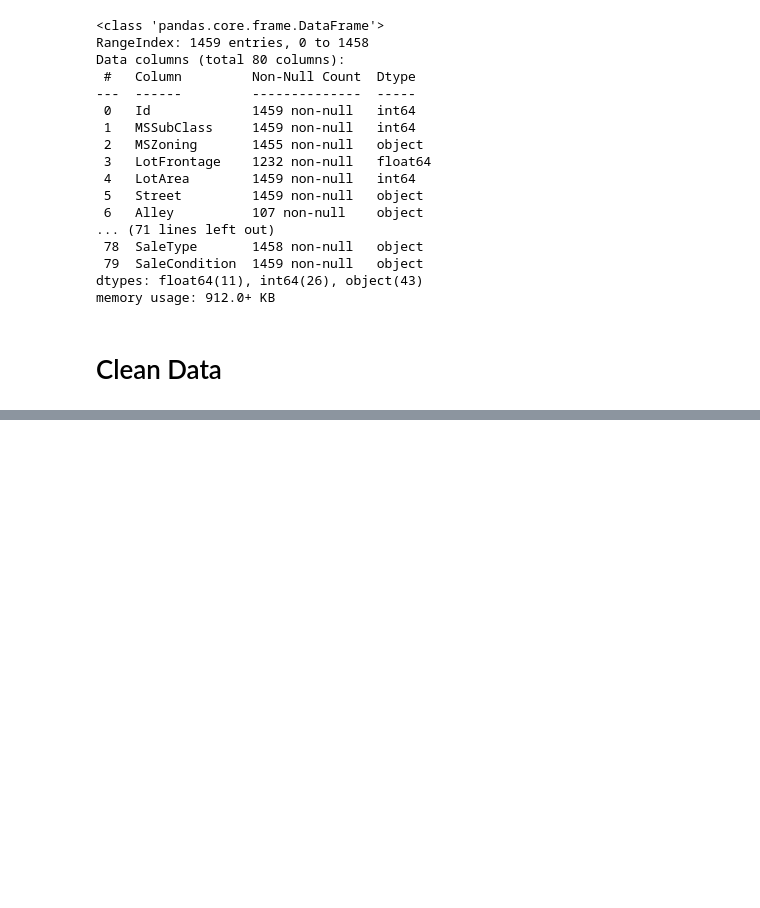
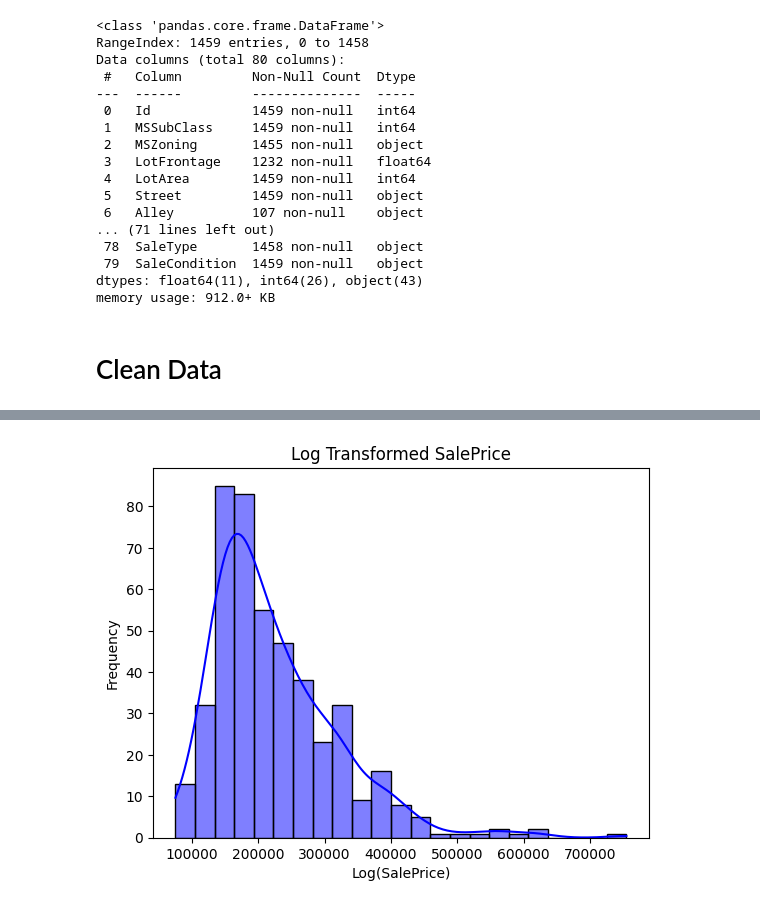
Before and after one commit to SamuelSiagian835/HousePrices-Kel9, a Jupyter notebook: PROYEK_DAMI_KEL_09.ipynb, the cells around one changed output, grey strips where cells are left out. Cells and saved outputs as stored; diff of their text form; code cells hidden in the pictures; blank space fills up the shorter version.

```diff
--- a/PROYEK_DAMI_KEL_09.ipynb
+++ b/PROYEK_DAMI_KEL_09.ipynb
@@ -171,0 +260,8 @@ miss_val
+# %%
+sns.histplot(df_train['SalePrice'], kde=True, color='blue')
+plt.title('Log Transformed SalePrice')
+plt.xlabel('Log(SalePrice)')
+plt.ylabel('Frequency')
+plt.show()
+# %% [output]
+[figure, added]
```
Also changed, not shown: parts of 30 cells of this notebook.
